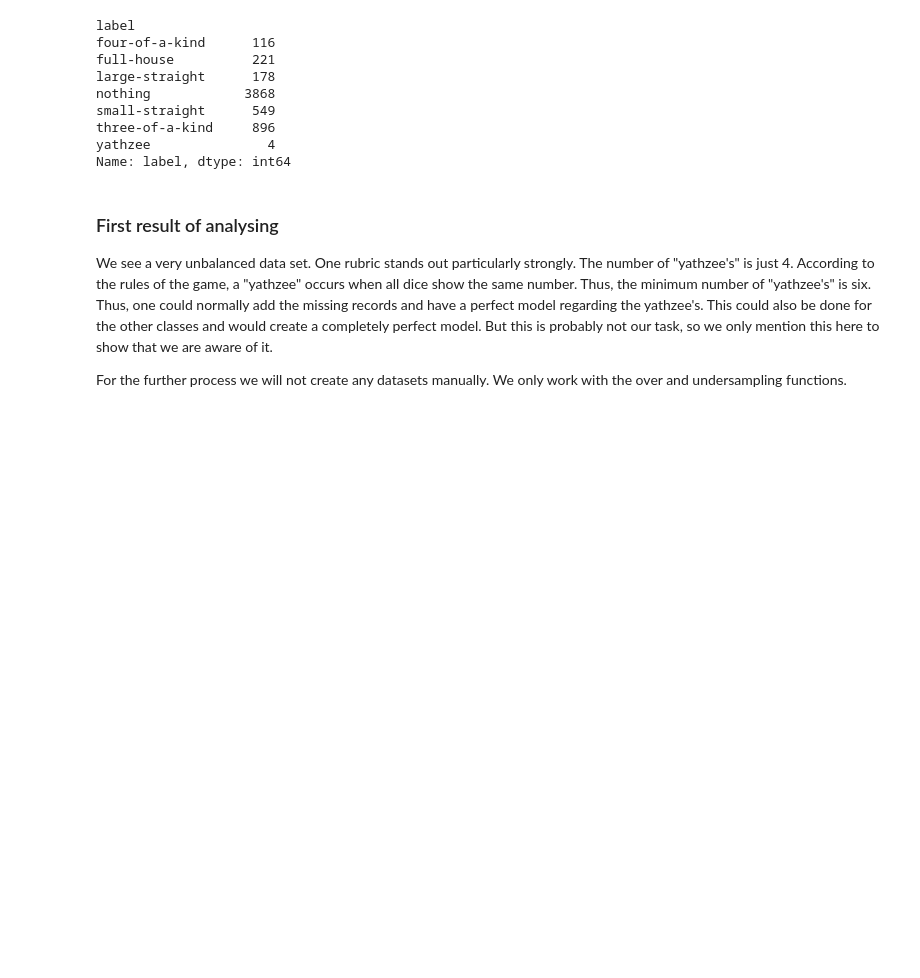
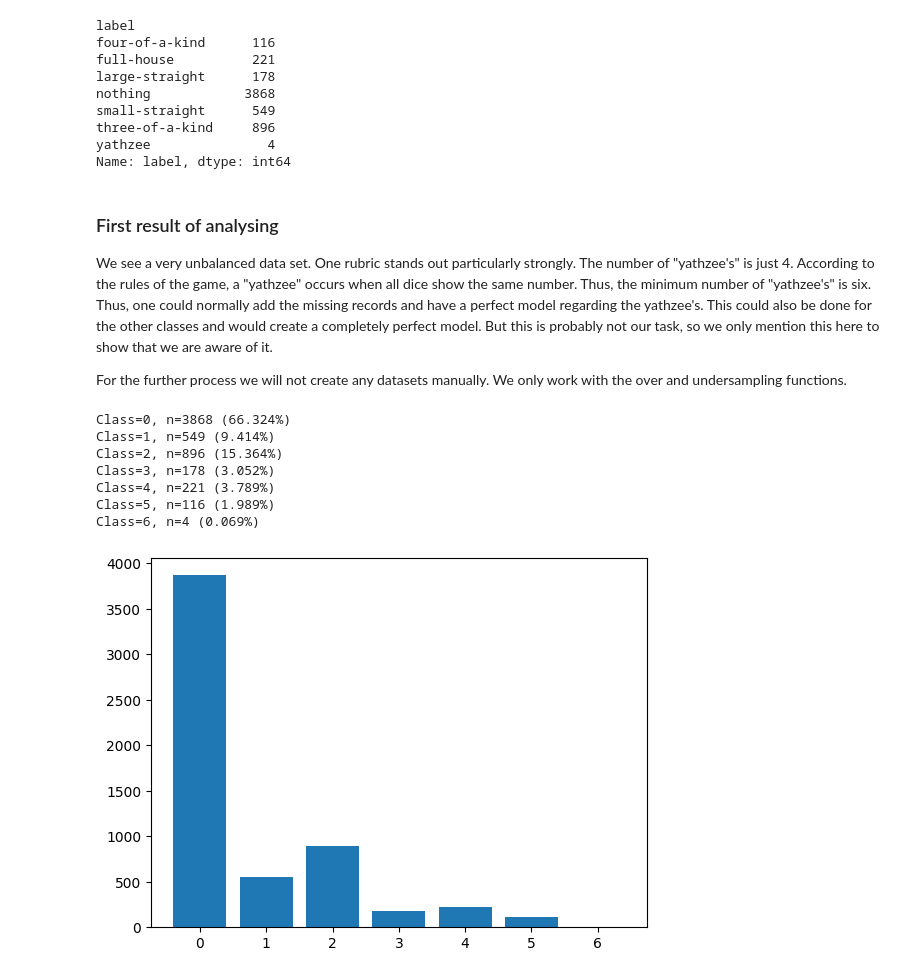
Before and after one commit to alexbejann/frisian-runes-recognition, a Jupyter notebook: MLBD-Assignment2/Part_1_fully_connected_layers.ipynb, the cells around one changed output. Saved outputs shown, nothing was run; the diff lists cells and outputs as text; code cells hidden in the pictures; blank space fills up the shorter version.

```diff
--- a/MLBD-Assignment2/Part_1_fully_connected_layers.ipynb
+++ b/MLBD-Assignment2/Part_1_fully_connected_layers.ipynb
@@ -100,26 +100,35 @@ For the further process we will not create any datasets manually. We only work w
 # %%
 from collections import Counter
 import matplotlib.pyplot as plt
 from sklearn.preprocessing import LabelEncoder
 
 df.label = pd.factorize(df.label)[0]
 
 features = []
 for feature in df.columns:
     if feature != 'label':
         features.append(feature)
 X = df[features]
 y = df['label']
 
-#y_encoded = LabelEncoder().fit_transform(y)
+y_encoded = LabelEncoder().fit_transform(y)
 
-#counter = Counter(y_encoded)
-#for k,v in counter.items():
-# per = v / len(y) * 100
-# print('Class=%d, n=%d (%.3f%%)' % (k, v, per))
+counter = Counter(y_encoded)
+for k,v in counter.items():
+    per = v / len(y) * 100
+    print('Class=%d, n=%d (%.3f%%)' % (k, v, per))
 
-#plt.bar(counter.keys(), counter.values())
-#plt.show()
+plt.bar(counter.keys(), counter.values())
+plt.show()
+# %% [output]
+Class=0, n=3868 (66.324%)
+Class=1, n=549 (9.414%)
+Class=2, n=896 (15.364%)
+Class=3, n=178 (3.052%)
+Class=4, n=221 (3.789%)
+Class=5, n=116 (1.989%)
+Class=6, n=4 (0.069%)
+[figure, added]
 # %%
 from sklearn.model_selection import train_test_split
 
```
Also changed, not shown: parts of 16 cells of this notebook.
